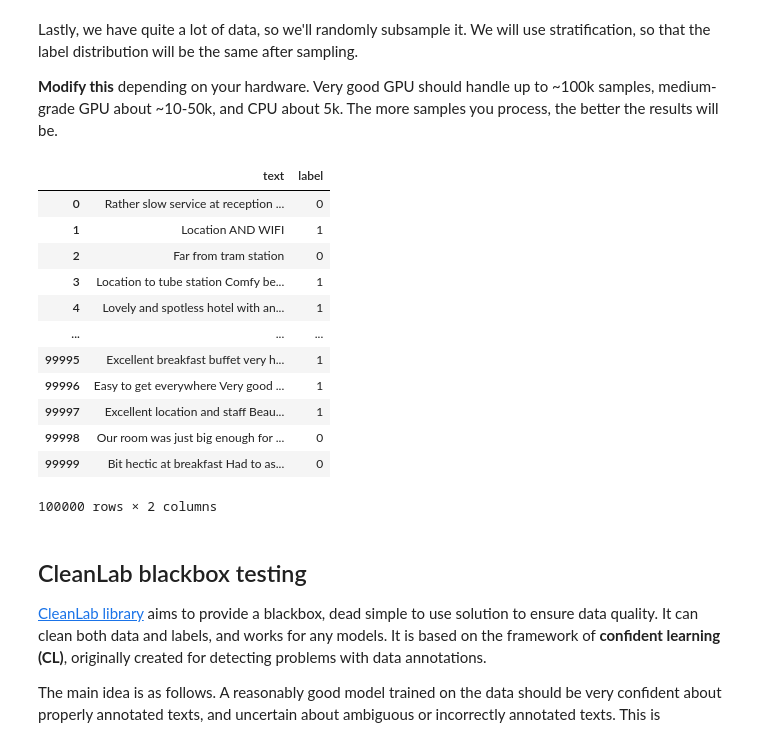
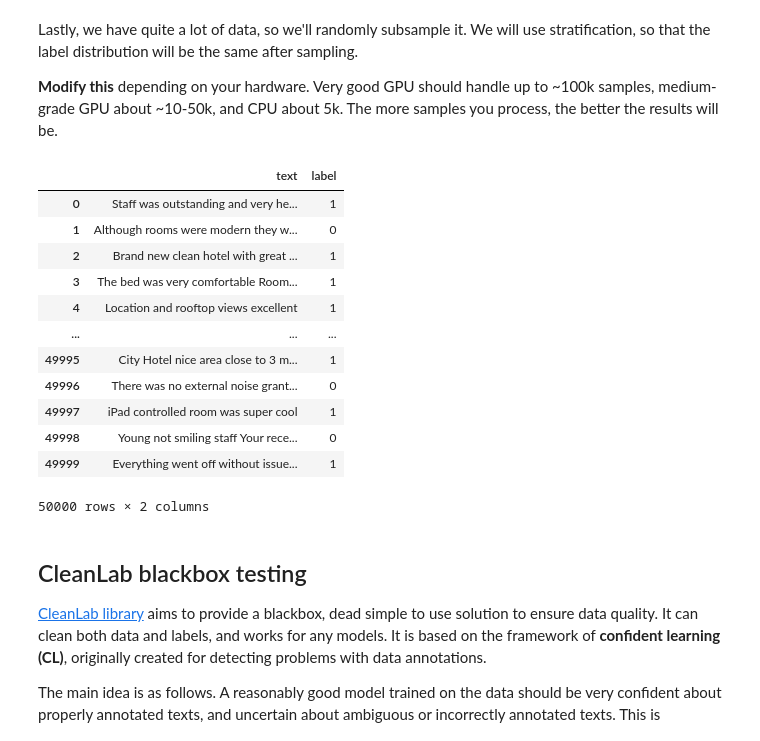
Before and after one commit to mate-mali/MLOPS-MM06, a Jupyter notebook: LAB_INSTRUCTION.ipynb, the cells around one changed output. Drawn from its saved outputs; the diff is of its cells as text; code cells hidden in the pictures.

Commit message:
checking label errors

```diff
--- a/LAB_INSTRUCTION.ipynb
+++ b/LAB_INSTRUCTION.ipynb
@@ -271,24 +271,24 @@ Lastly, we have quite a lot of data, so we'll randomly subsample it. We will use
 # %%
 from sklearn.utils import resample
 
 
-df = resample(df_all, replace=False, n_samples=100000, random_state=0, stratify=df_all["label"])
+df = resample(df_all, replace=False, n_samples=50000, random_state=500, stratify=df_all["label"])
 df = df.reset_index(drop=True)
 df
 # %% [output]
 |  | text | label |
-| 0 | Rather slow service at reception ... | 0 |
-| 1 | Location AND WIFI | 1 |
-| 2 | Far from tram station | 0 |
-| 3 | Location to tube station Comfy be... | 1 |
-| 4 | Lovely and spotless hotel with an... | 1 |
+| 0 | Staff was outstanding and very he... | 1 |
+| 1 | Although rooms were modern they w... | 0 |
+| 2 | Brand new clean hotel with great ... | 1 |
+| 3 | The bed was very comfortable Room... | 1 |
+| 4 | Location and rooftop views excellent | 1 |
 | ... | ... | ... |
-| 99995 | Excellent breakfast buffet very h... | 1 |
-| 99996 | Easy to get everywhere Very good ... | 1 |
-| 99997 | Excellent location and staff Beau... | 1 |
-| 99998 | Our room was just big enough for ... | 0 |
-| 99999 | Bit hectic at breakfast Had to as... | 0 |
+| 49995 | City Hotel nice area close to 3 m... | 1 |
+| 49996 | There was no external noise grant... | 0 |
+| 49997 | iPad controlled room was super cool | 1 |
+| 49998 | Young not smiling staff Your rece... | 0 |
+| 49999 | Everything went off without issue... | 1 |
-100000 rows × 2 columns
+50000 rows × 2 columns
 # %% [markdown]
 ## CleanLab blackbox testing
 
```
Also changed, not shown: parts of 12 cells of this notebook.
